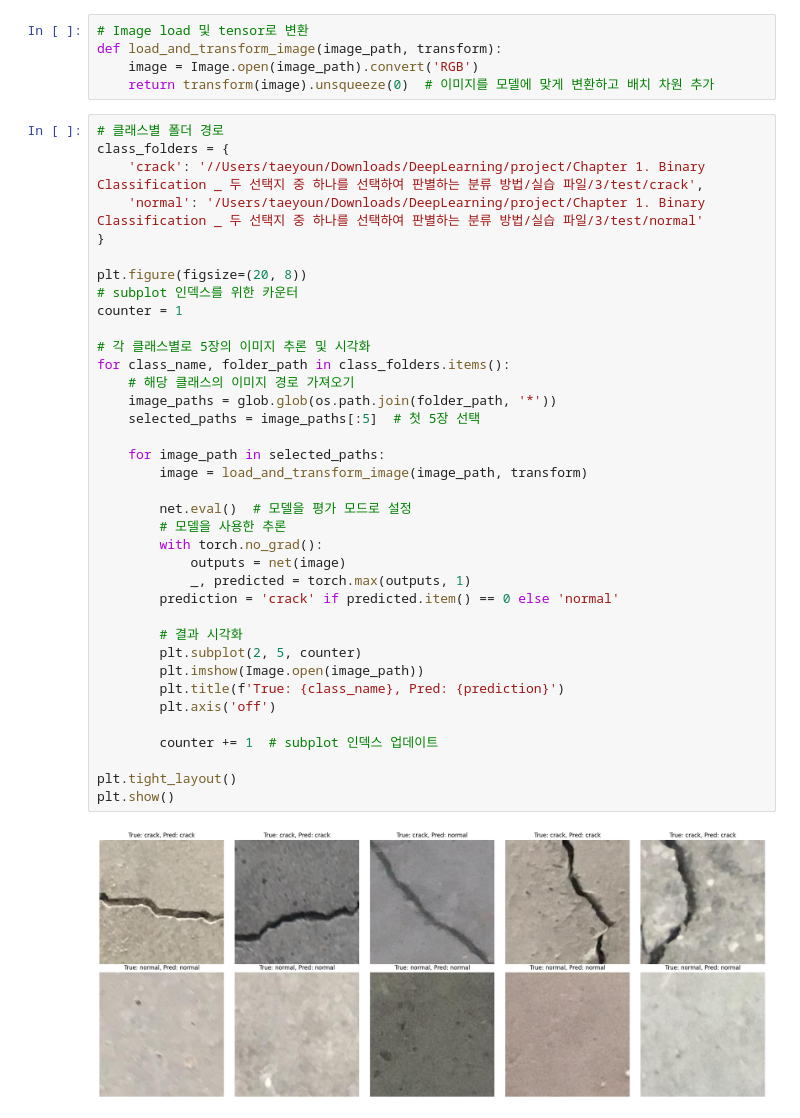
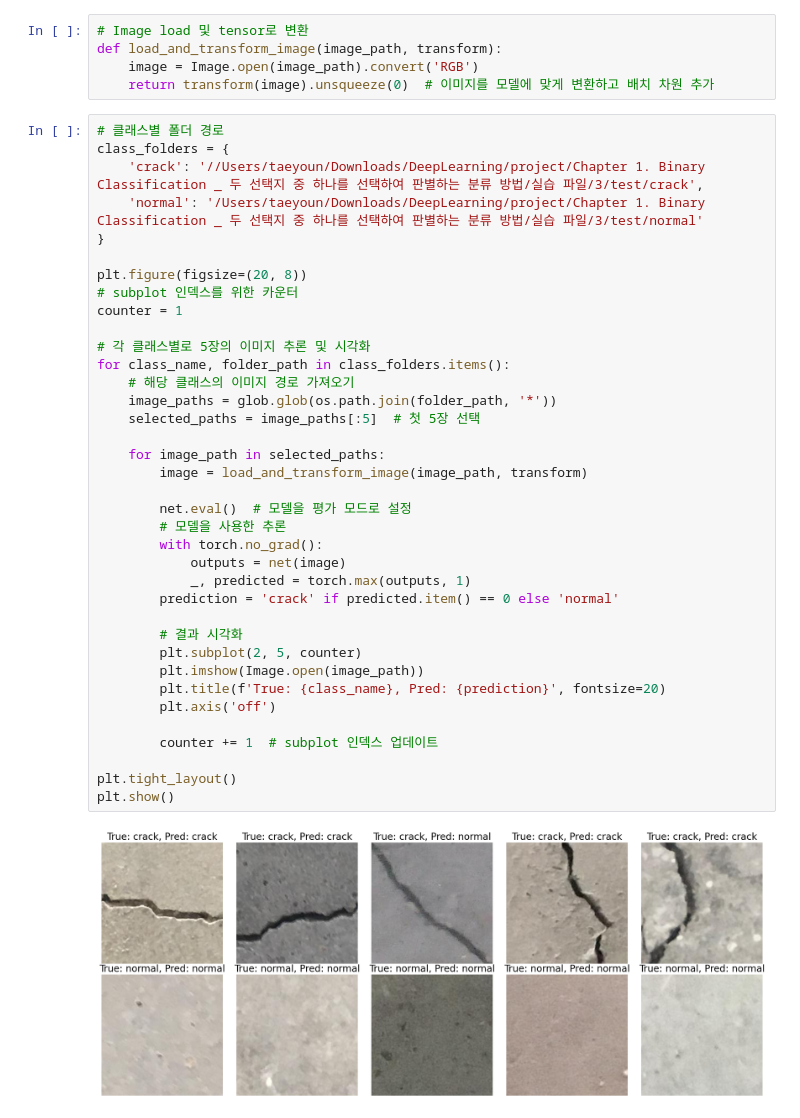
Before and after one commit to black940514/image_binary_class, a Jupyter notebook: wall_bin_class_optim_VGGNet.ipynb, the cells around one changed output. Saved outputs shown, nothing was run; the diff lists cells and outputs as text.

```diff
--- a/wall_bin_class_optim_VGGNet.ipynb
+++ b/wall_bin_class_optim_VGGNet.ipynb
@@ -325,32 +325,32 @@ class_folders = {
 plt.figure(figsize=(20, 8))
 # subplot 인덱스를 위한 카운터
 counter = 1
 
 # 각 클래스별로 5장의 이미지 추론 및 시각화
 for class_name, folder_path in class_folders.items():
     # 해당 클래스의 이미지 경로 가져오기
     image_paths = glob.glob(os.path.join(folder_path, '*'))
     selected_paths = image_paths[:5]  # 첫 5장 선택
 
     for image_path in selected_paths:
         image = load_and_transform_image(image_path, transform)
 
         net.eval()  # 모델을 평가 모드로 설정
         # 모델을 사용한 추론
         with torch.no_grad():
             outputs = net(image)
             _, predicted = torch.max(outputs, 1)
         prediction = 'crack' if predicted.item() == 0 else 'normal'
 
         # 결과 시각화
         plt.subplot(2, 5, counter)
         plt.imshow(Image.open(image_path))
-        plt.title(f'True: {class_name}, Pred: {prediction}')
+        plt.title(f'True: {class_name}, Pred: {prediction}', fontsize=20)
         plt.axis('off')
 
         counter += 1  # subplot 인덱스 업데이트
 
 plt.tight_layout()
 plt.show()
 # %% [output]
-[figure, old version]
+[figure, new version]
```
Also changed, not shown: 2 other files.
